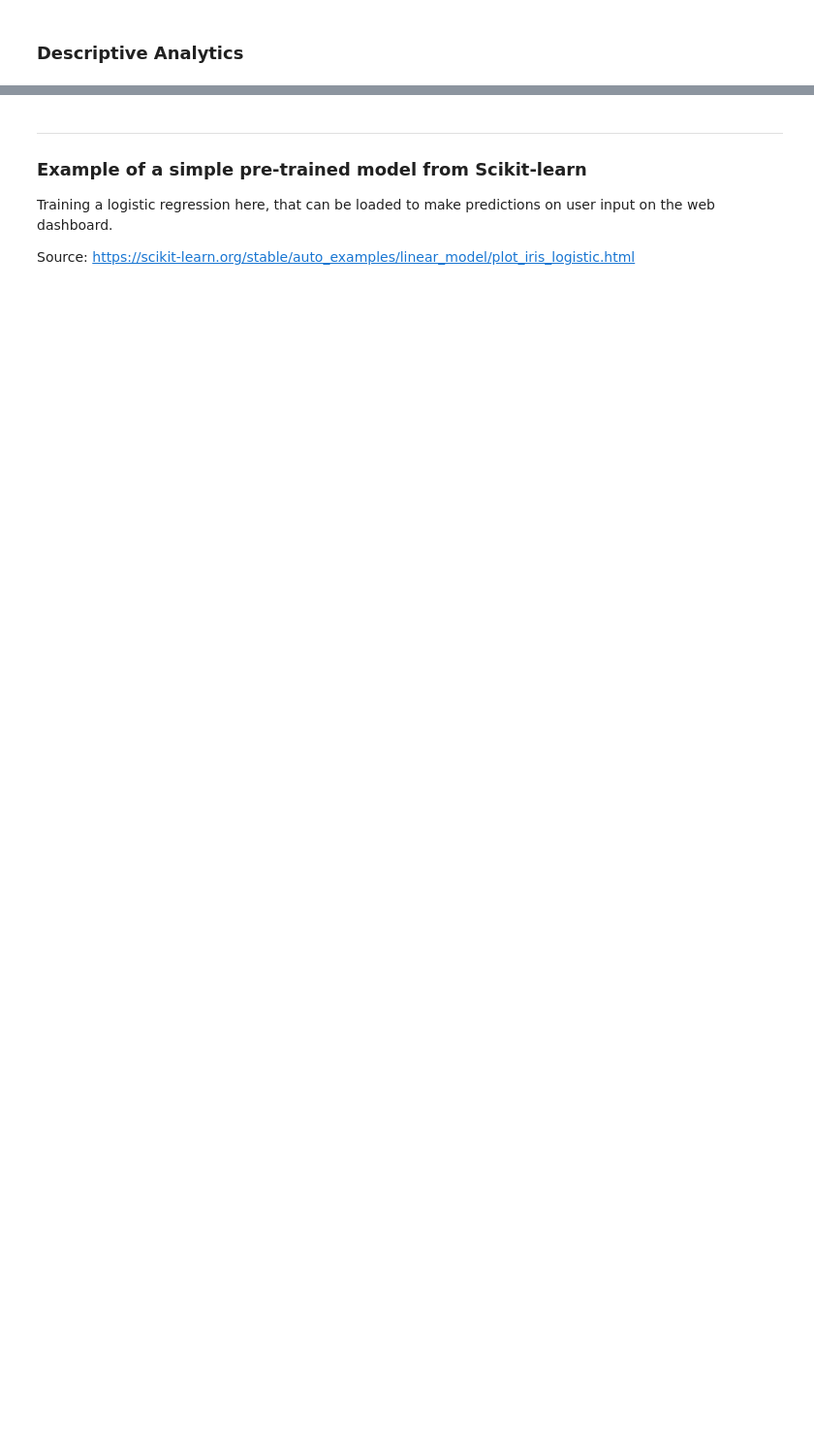
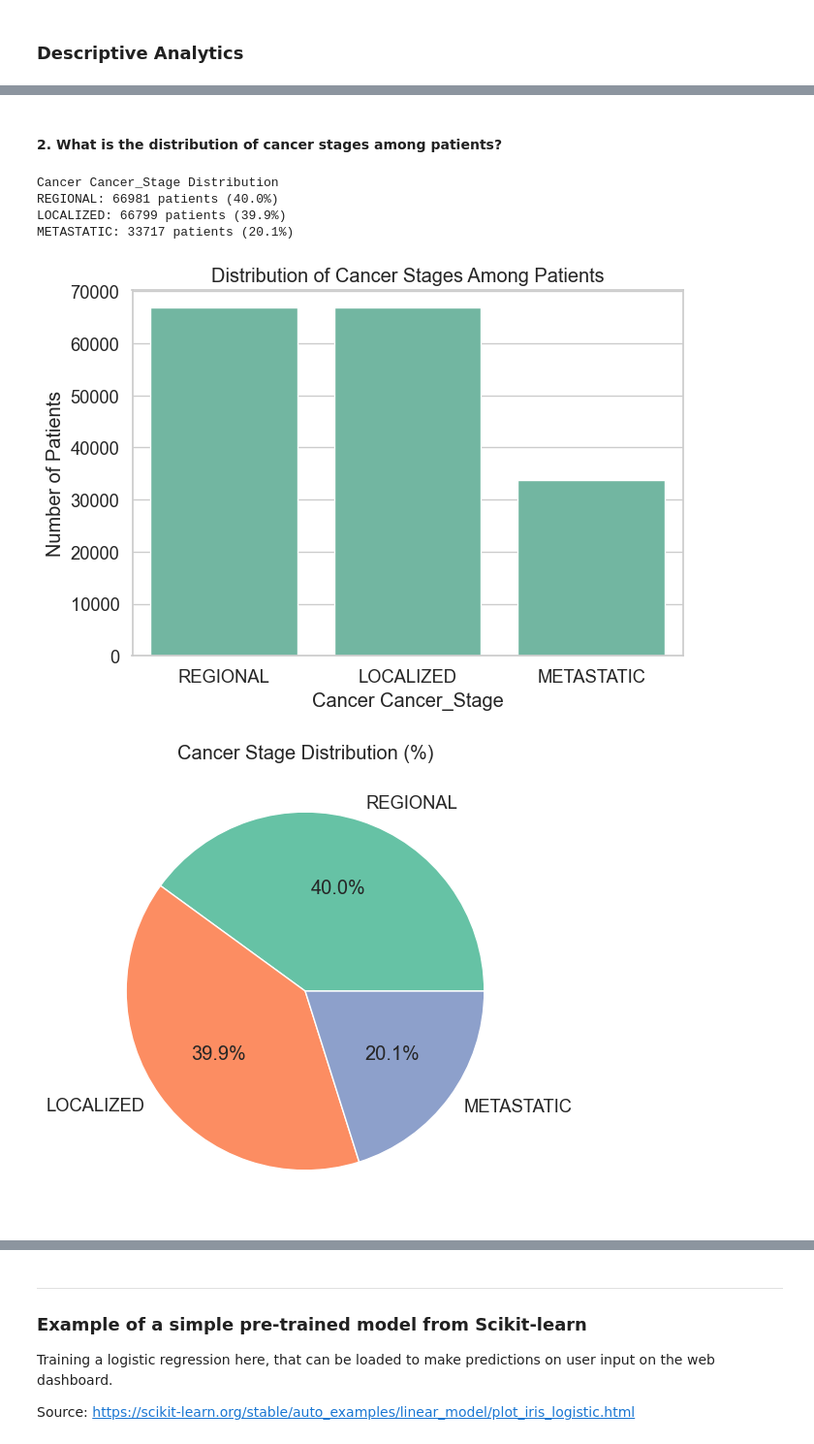
Before and after one commit to samriddhist/PROHI-dashboard-demo, a Jupyter notebook: jupyter-notebooks/data-analysis-pipeline.ipynb, the cells around one changed output, grey strips where cells are left out. Shown: that part at 97% size. Cells and saved outputs as stored; diff of their text form; code cells hidden in the pictures; blank space fills up the shorter version.

```diff
--- a/jupyter-notebooks/data-analysis-pipeline.ipynb
+++ b/jupyter-notebooks/data-analysis-pipeline.ipynb
@@ -178,0 +265,41 @@ regression between
+# %% [markdown]
+#### **2. What is the distribution of cancer stages among patients?**
+# %%
+Cancer_Stage = "Cancer_Stage"
+
+# Clean stage values
+df[Cancer_Stage] = df[Cancer_Stage].astype(str).str.strip().str.upper()
+
+# Summary table
+stage_counts = df[Cancer_Stage].value_counts(dropna=False)
+stage_pct = df[Cancer_Stage].value_counts(normalize=True, dropna=False) * 100
+
+print("Cancer Cancer_Stage Distribution")
+for s in stage_counts.index:
+    print(f"{s}: {stage_counts[s]} patients ({stage_pct[s]:.1f}%)")
+
+# Seaborn style settings
+sns.set(style="whitegrid", palette="Set2", font_scale=1.2)
+
+# Bar chart
+plt.figure(figsize=(7,5))
+sns.countplot(data=df, x=Cancer_Stage, order=stage_counts.index)
+plt.title("Distribution of Cancer Stages Among Patients")
+plt.xlabel("Cancer Cancer_Stage")
+plt.ylabel("Number of Patients")
+plt.tight_layout()
+plt.show()
+
+# Pie chart
+plt.figure(figsize=(6,6))
+plt.pie(stage_counts, labels=stage_counts.index, autopct='%1.1f%%',
+        colors=sns.color_palette("Set2", n_colors=len(stage_counts)))
+plt.title("Cancer Stage Distribution (%)")
+plt.show()
+# %% [output]
+Cancer Cancer_Stage Distribution
+REGIONAL: 66981 patients (40.0%)
+LOCALIZED: 66799 patients (39.9%)
+METASTATIC: 33717 patients (20.1%)
+[figure, added]
+[figure, added]
```
Also changed, not shown: parts of 21 cells of this notebook, 1 other file.
